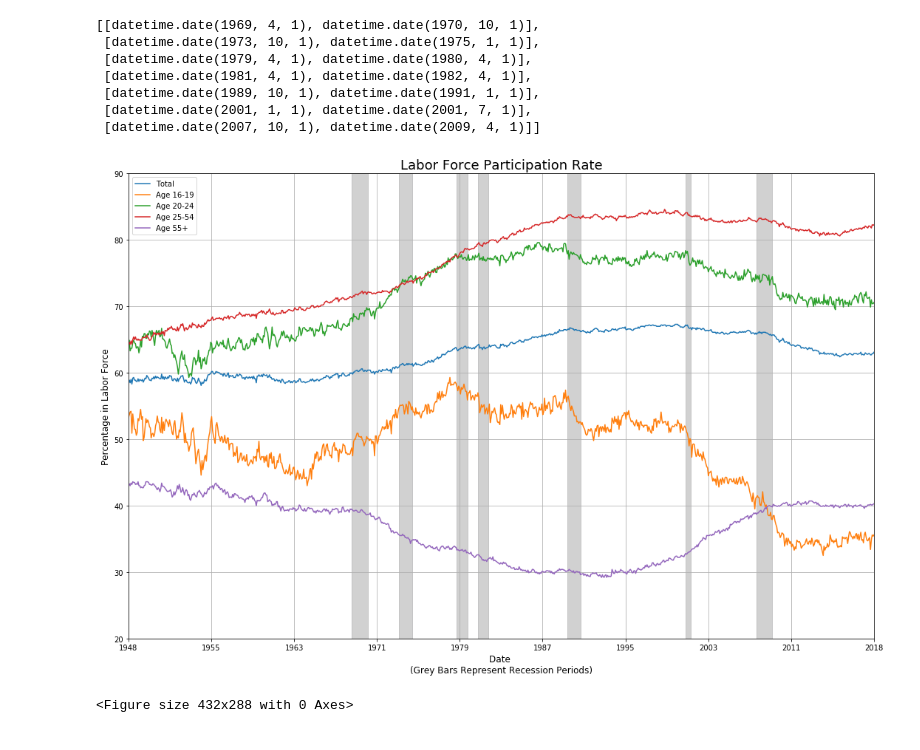
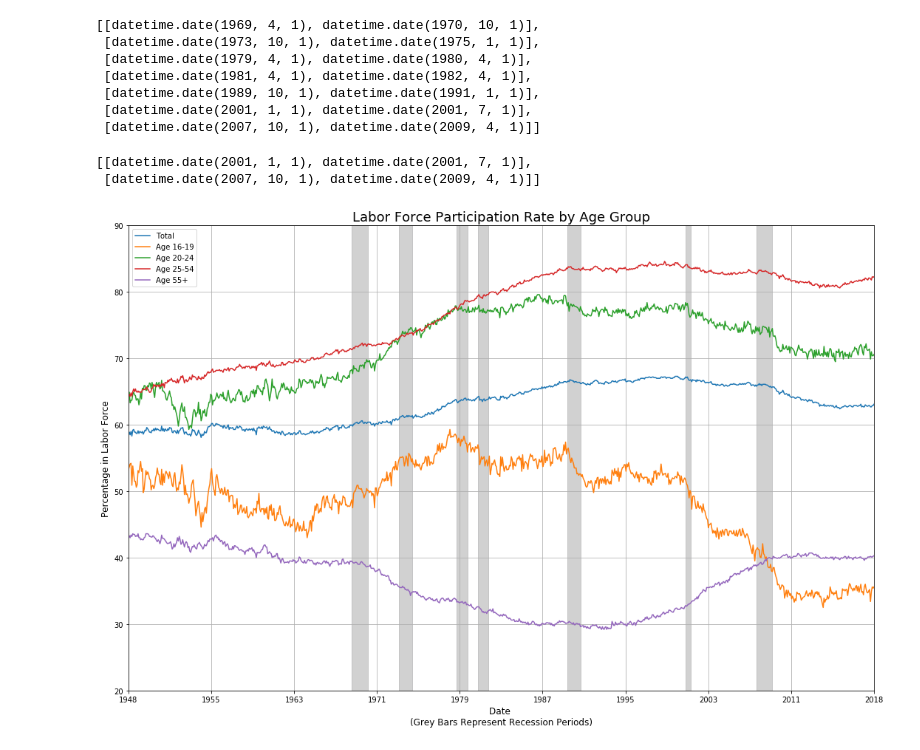
Before and after one commit to willdoucet/Classwork, a Jupyter notebook: Project 2/datawork.ipynb, the cells around one changed output. Drawn from its saved outputs; the diff is of its cells as text; code cells hidden in the pictures.

Commit message:
more graphs

```diff
--- a/Project 2/datawork.ipynb
+++ b/Project 2/datawork.ipynb
@@ -51,3 +168,35 @@ lf_labels = ['Total', 'Age 16-19', 'Age 20-24', 'Age 25-54', 'Age 55+']
+# %%
+#UNEMPLOYMENT DATES
+un_dates = []
+
+for date in un_datestring:
+    temp = dt.datetime.strptime(date, '%m/%d/%Y').date()
+    un_dates.append(temp)
+
+un_dateticks = pd.date_range(start=un_dates[0], end=un_dates[-1], periods=10)
+# %%
+#WAGE DATES
+wage_dates = []
+
+for date in wage_datestring:
+
+    temp = dt.datetime.strptime(date, '%m/%d/%Y').date()
+    wage_dates.append(temp)
+
+wage_dateticks = pd.date_range(start=wage_dates[0], end=wage_dates[-1], periods=10)
+# %%
+#JOB VACANCY DATES
+job_dates = []
+
+for date in job_datestring:
+    temp = dt.datetime.strptime(date, '%m/%d/%Y')
+    job_dates.append(temp)
+
+#HIRES DATES
+hires_dates = []
+for date in hires_datestring:
+    temp = dt.datetime.strptime(date, '%m/%d/%Y')
+    hires_dates.append(temp)
 # %%
 #RECESSION DATA
 recessions = pd.read_csv('data/Dates of U.S. recessions as inferred by GDP-based recession indicator.csv')
@@ -124,25 +259,36 @@ lf_dateticks = pd.date_range(start=lf_dates[0], end=lf_dates[-1], periods=10)
+# %%
+#get recession dates that fall in unemployment data date range
+
+unemployment_rec_dates = []
+
+for daterange in rec_start_end_full:
+    if daterange[0] >= dt.date(1992, 1, 1):
+        unemployment_rec_dates.append(daterange)
+unemployment_rec_dates
+# %% [output]
+[[datetime.date(2001, 1, 1), datetime.date(2001, 7, 1)],
+ [datetime.date(2007, 10, 1), datetime.date(2009, 4, 1)]]
 # %%
 #PLOT PARCIPATION RATES FOR DIFFERENT GROUPS WITH VERTICAL GREY BARS TO INDICATE RECESSIONS
 
 fig, ax = plt.subplots(figsize=(15,10))
 for x in range (0,5):
 
     ax.plot(lf_dates, lf_combined[x], label=lf_labels[x])
 
 for timeperiod in rec_start_end_full:
     ax.axvspan(timeperiod[0], timeperiod[1], color="#a4a4a5", alpha=.5)
 
 plt.ylim(20,90)
 plt.xlim(lf_dates[0], lf_dates[-1])
 plt.xticks(lf_dateticks)
 plt.legend()
 plt.grid()
-plt.title('Labor Force Participation Rate', fontsize=18)
+plt.title('Labor Force Participation Rate by Age Group', fontsize=18)
 plt.ylabel('Percentage in Labor Force', fontsize=12)
 plt.xlabel('Date \n(Grey Bars Represent Recession Periods)', fontsize=12)
 plt.tight_layout()
 plt.show()
-plt.savefig('images/Labor Force.png')
+fig.savefig('images/Labor Force by Age.png')
 # %% [output]
-[figure, old version]
+[figure, new version]
-<Figure size 432x288 with 0 Axes>
```
Also changed, not shown: parts of 18 cells of this notebook, 13 other files.
